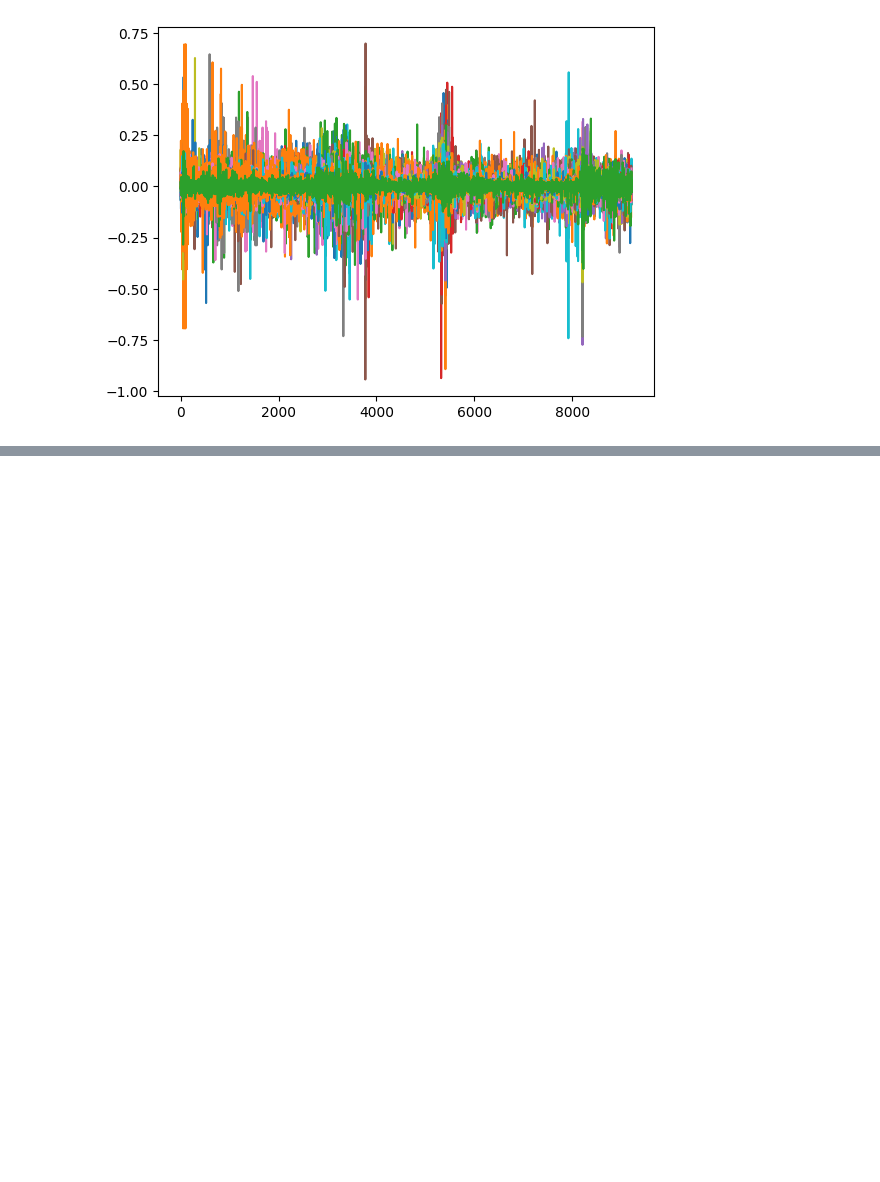
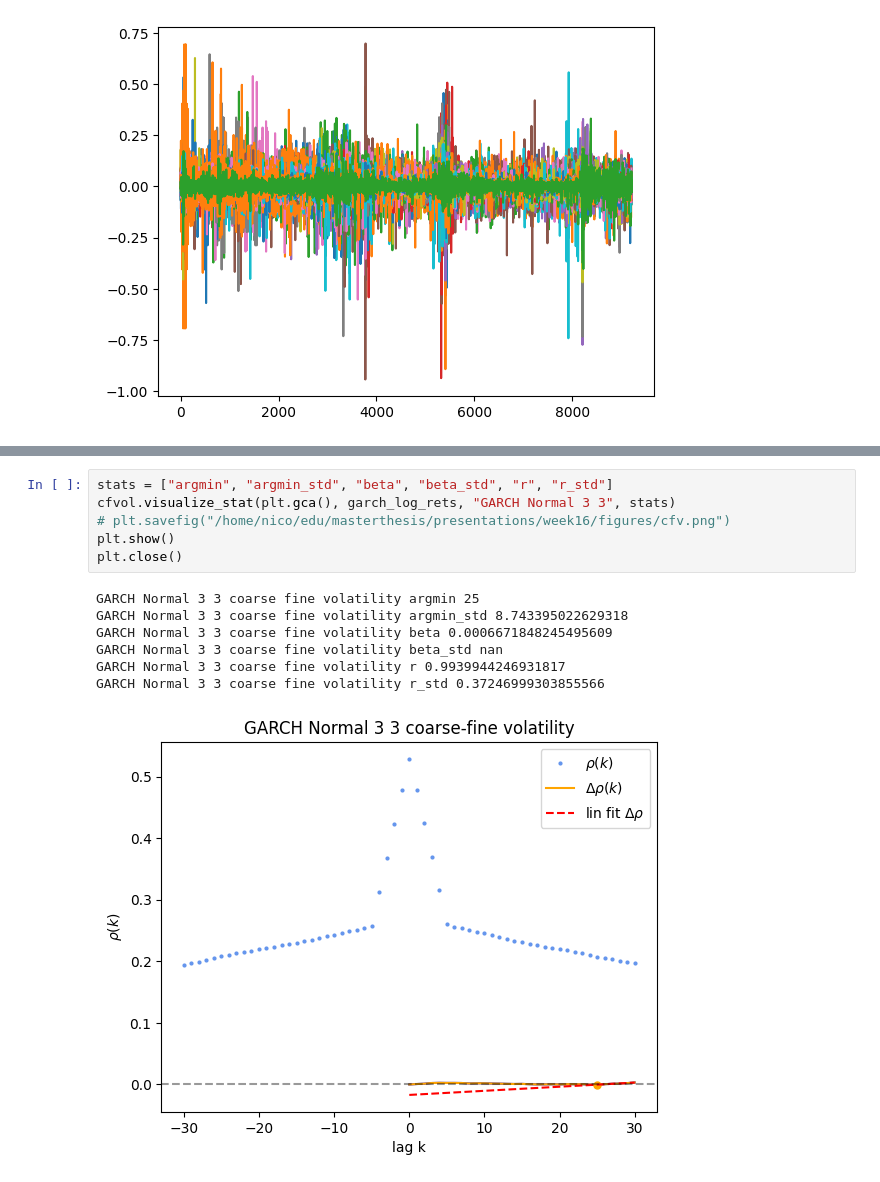
Before and after one commit to ncograf/synthetic_data, a Jupyter notebook: notebooks/coarse_fine_volatility.ipynb, the cells around one changed output, grey strips where cells are left out. Saved outputs shown, nothing was run; the diff lists cells and outputs as text; blank space fills up the shorter version.

```diff
--- a/notebooks/coarse_fine_volatility.ipynb
+++ b/notebooks/coarse_fine_volatility.ipynb
@@ -118,0 +91,14 @@ delta lead lag max 0.06867289457737186
+# %%
+stats = ["argmin", "argmin_std", "beta", "beta_std", "r", "r_std"]
+cfvol.visualize_stat(plt.gca(), garch_log_rets, "GARCH Normal 3 3", stats)
+# plt.savefig("/home/nico/edu/masterthesis/presentations/week16/figures/cfv.png")
+plt.show()
+plt.close()
+# %% [output]
+GARCH Normal 3 3 coarse fine volatility argmin 25
+GARCH Normal 3 3 coarse fine volatility argmin_std 8.743395022629318
+GARCH Normal 3 3 coarse fine volatility beta 0.0006671848245495609
+GARCH Normal 3 3 coarse fine volatility beta_std nan
+GARCH Normal 3 3 coarse fine volatility r 0.9939944246931817
+GARCH Normal 3 3 coarse fine volatility r_std 0.37246999303855566
+[figure, added]
```
Also changed, not shown: parts of 7 cells of this notebook, 8 other files.
